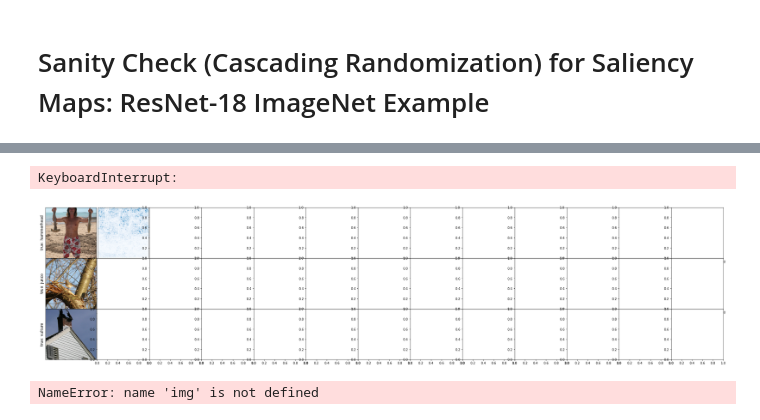
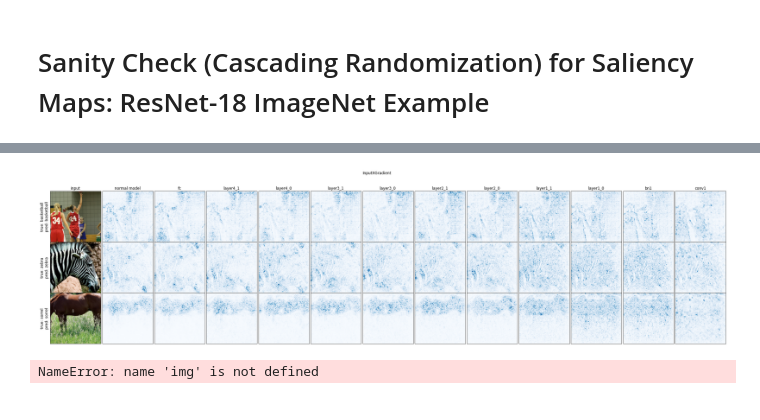
Before and after one commit to Heyjuke58/sanity_checks_pytorch, a Jupyter notebook: cascading_randomization_resnet.ipynb, the cells around one changed output, grey strips where cells are left out. Drawn from its saved outputs; the diff is of its cells as text; code cells hidden in the pictures.

```diff
--- a/cascading_randomization_resnet.ipynb
+++ b/cascading_randomization_resnet.ipynb
@@ -107,7 +107,8 @@ with open("imagenet_classes.txt", "r") as f:
 dataset = MyDataset('imagenet-sample-images')
 originals = MyOriginalImages('imagenet-sample-images')
 
-samples = [4, 13 ,23]
+#samples = [4, 13 ,23] hammerhead, junco, vulture
+samples = [430, 340, 339] # basketball, zebra, sorrel
 # samples = np.random.choice(len(dataset), 2, replace=False)
 dataset_subset = torch.utils.data.Subset(dataset, samples)
 originals_subset = torch.utils.data.Subset(originals, samples)
@@ -161,11 +144,10 @@ module_paths = [
 ]
 # %%
 # visualize integrated gradients
-fig, _ = util.visualize_cascading_randomization(resnet, module_paths, IntegratedGradients, dataset_loader, originals_loader, cls_index_to_name)
+fig, _ = util.visualize_cascading_randomization(resnet, module_paths, InputXGradient, dataset_loader, originals_loader, cls_index_to_name)
 fig.show()
 # %% [output]
-KeyboardInterrupt:
-[figure, old version]
+[figure, new version]
 # %%
 # visualize integrated gradients
 fig, _ = util.visualize_cascading_randomization_single_example(resnet, module_paths, (img, label), Saliency)
```
Also changed, not shown: parts of 4 cells of this notebook.
